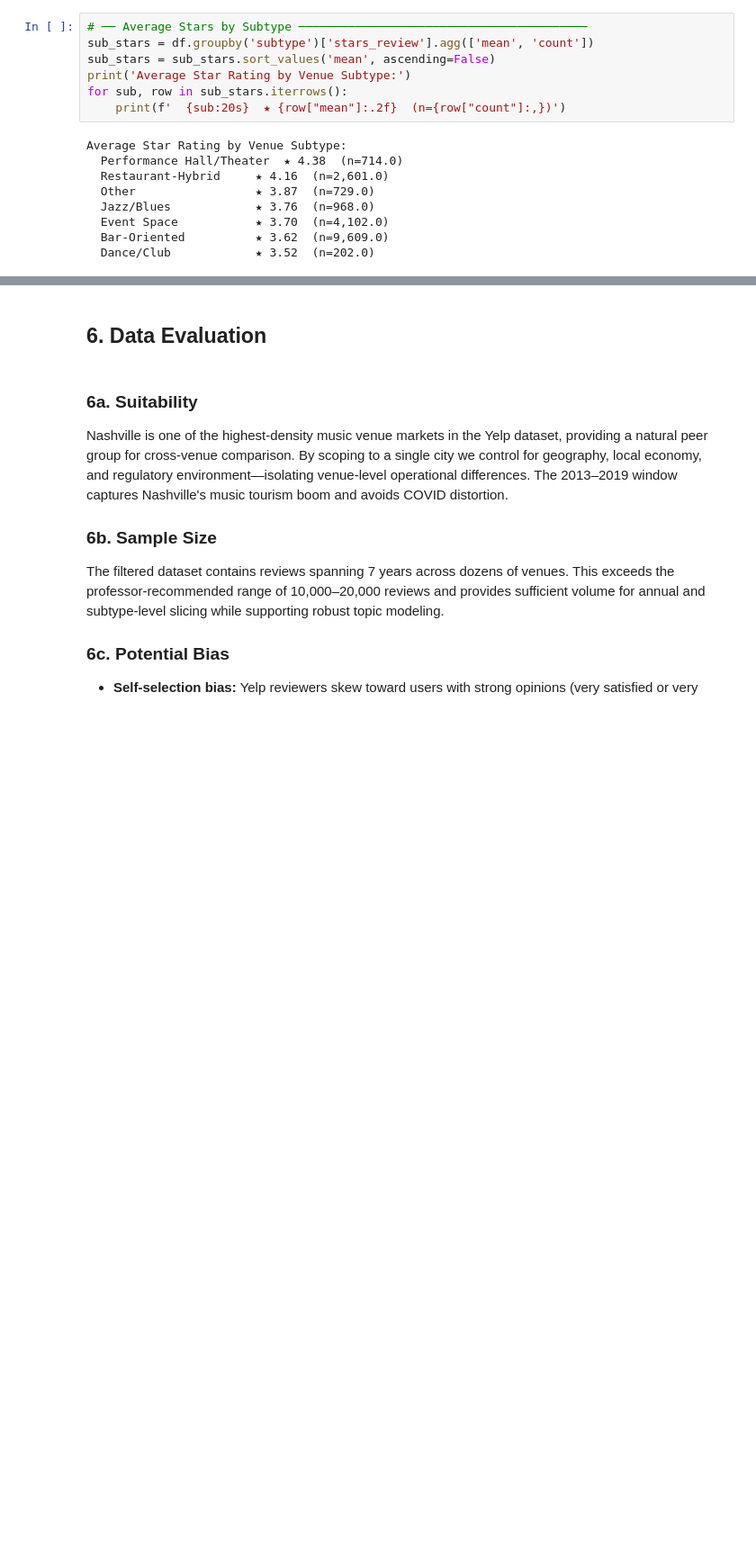
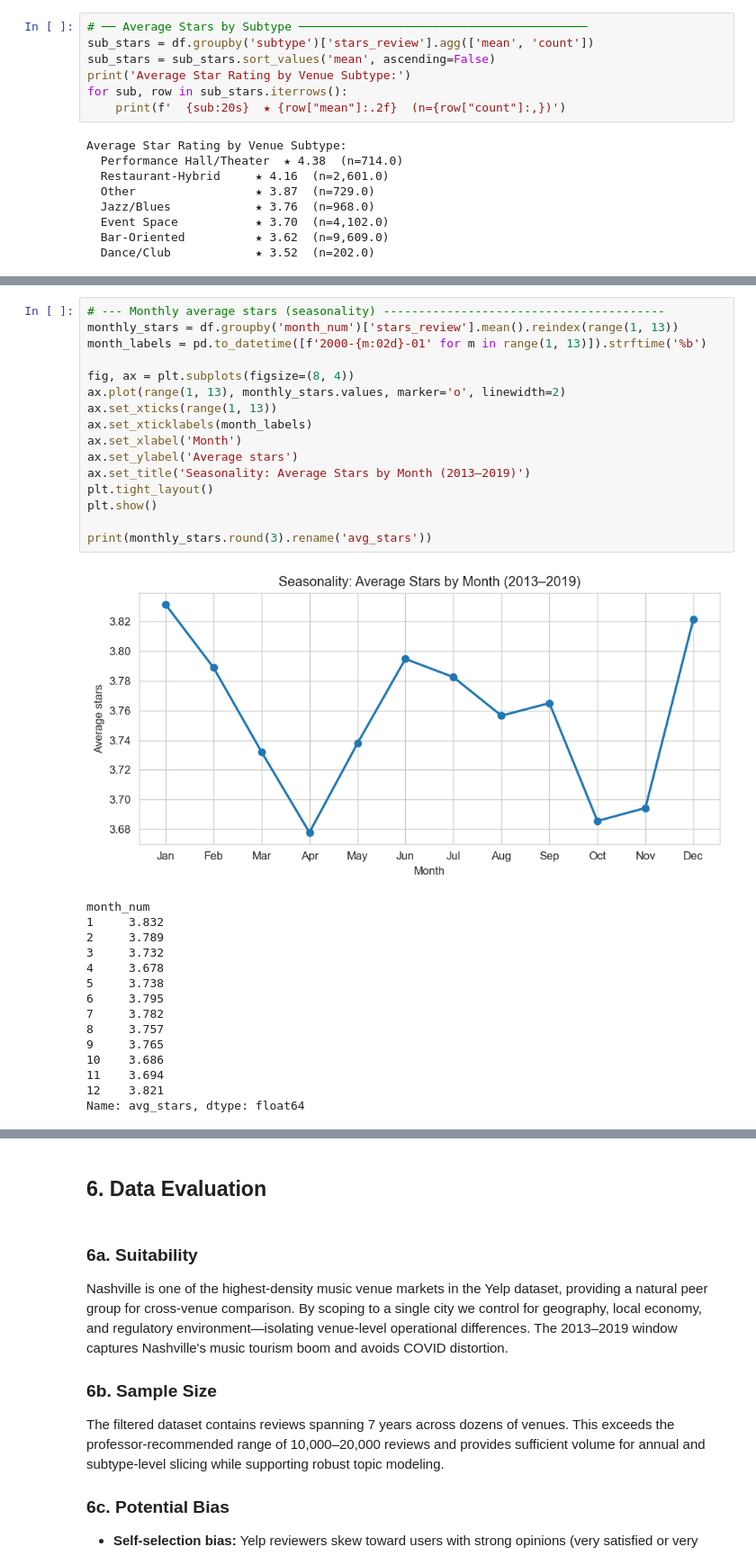
Before and after one commit to ProntoSbinalla/CIS-509-Final-Project, a Jupyter notebook: Notebooks/ProjectEDA_Team1.ipynb, the cells around one changed output, grey strips where cells are left out. Shown at 90% size. Saved outputs shown, nothing was run; the diff lists cells and outputs as text; blank space fills up the shorter version.

```diff
--- a/Notebooks/ProjectEDA_Team1.ipynb
+++ b/Notebooks/ProjectEDA_Team1.ipynb
@@ -377,0 +429,32 @@ Average Star Rating by Venue Subtype:
+# %%
+# --- Monthly average stars (seasonality) ----------------------------------------
+monthly_stars = df.groupby('month_num')['stars_review'].mean().reindex(range(1, 13))
+month_labels = pd.to_datetime([f'2000-{m:02d}-01' for m in range(1, 13)]).strftime('%b')
+
+fig, ax = plt.subplots(figsize=(8, 4))
+ax.plot(range(1, 13), monthly_stars.values, marker='o', linewidth=2)
+ax.set_xticks(range(1, 13))
+ax.set_xticklabels(month_labels)
+ax.set_xlabel('Month')
+ax.set_ylabel('Average stars')
+ax.set_title('Seasonality: Average Stars by Month (2013–2019)')
+plt.tight_layout()
+plt.show()
+
+print(monthly_stars.round(3).rename('avg_stars'))
+# %% [output]
+[figure, added]
+month_num
+1     3.832
+2     3.789
+3     3.732
+4     3.678
+5     3.738
+6     3.795
+7     3.782
+8     3.757
+9     3.765
+10    3.686
+11    3.694
+12    3.821
+Name: avg_stars, dtype: float64
```
Also changed, not shown: parts of 8 cells of this notebook, 1 other file.
